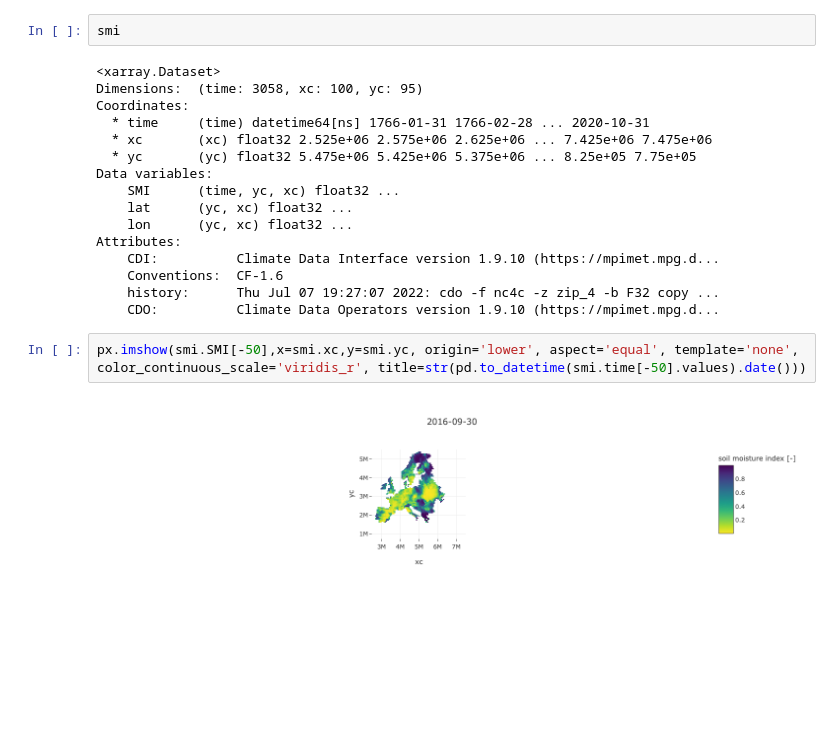
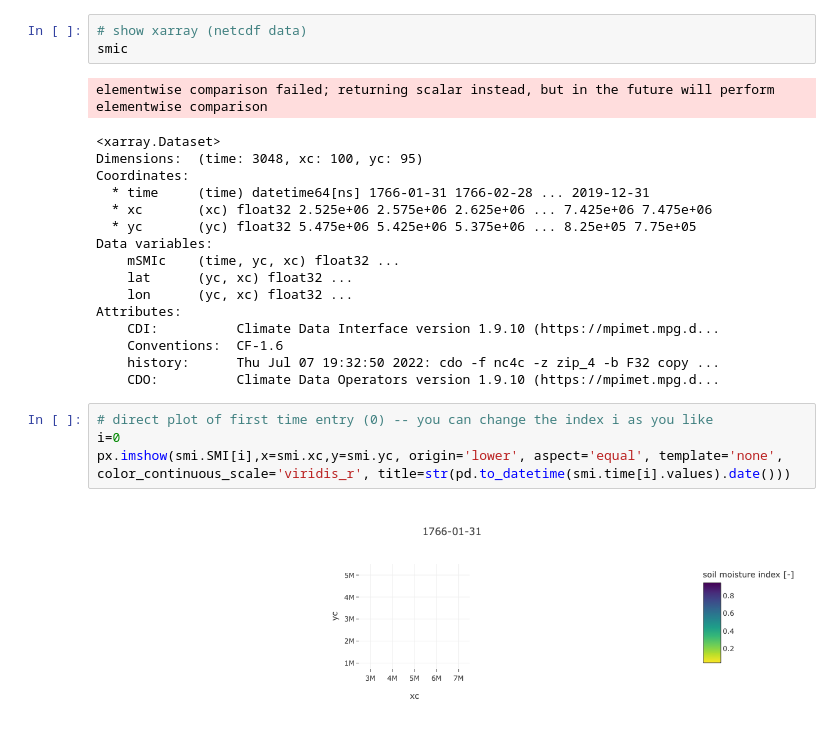
Before and after one commit to cojacoo/hydropedology_lab, a Jupyter notebook: drought_lecture/drought.ipynb, the cells around one changed output. Cells and saved outputs as stored; diff of their text form; blank space fills up the shorter version.

```diff
--- a/drought_lecture/drought.ipynb
+++ b/drought_lecture/drought.ipynb
@@ -12,24 +51,28 @@ smi = xr.open_dataset('./observation_based/SMI_v2.nc')
 # %%
-smi
+# show xarray (netcdf data)
+smic
 # %% [output]
-<xarray.Dataset>
-Dimensions:  (time: 3058, xc: 100, yc: 95)
-Coordinates:
-  * time     (time) datetime64[ns] 1766-01-31 1766-02-28 ... 2020-10-31
-  * xc       (xc) float32 2.525e+06 2.575e+06 2.625e+06 ... 7.425e+06 7.475e+06
-  * yc       (yc) float32 5.475e+06 5.425e+06 5.375e+06 ... 8.25e+05 7.75e+05
-Data variables:
-    SMI      (time, yc, xc) float32 ...
-    lat      (yc, xc) float32 ...
-    lon      (yc, xc) float32 ...
-Attributes:
-    CDI:          Climate Data Interface version 1.9.10 (https://mpimet.mpg.d...
-    Conventions:  CF-1.6
-    history:      Thu Jul 07 19:27:07 2022: cdo -f nc4c -z zip_4 -b F32 copy ...
-    CDO:          Climate Data Operators version 1.9.10 (https://mpimet.mpg.d...
+elementwise comparison failed; returning scalar instead, but in the future will perform elementwise comparison
+<xarray.Dataset>
+Dimensions:  (time: 3048, xc: 100, yc: 95)
+Coordinates:
+  * time     (time) datetime64[ns] 1766-01-31 1766-02-28 ... 2019-12-31
+  * xc       (xc) float32 2.525e+06 2.575e+06 2.625e+06 ... 7.425e+06 7.475e+06
+  * yc       (yc) float32 5.475e+06 5.425e+06 5.375e+06 ... 8.25e+05 7.75e+05
+Data variables:
+    mSMIc    (time, yc, xc) float32 ...
+    lat      (yc, xc) float32 ...
+    lon      (yc, xc) float32 ...
+Attributes:
+    CDI:          Climate Data Interface version 1.9.10 (https://mpimet.mpg.d...
+    Conventions:  CF-1.6
+    history:      Thu Jul 07 19:32:50 2022: cdo -f nc4c -z zip_4 -b F32 copy ...
+    CDO:          Climate Data Operators version 1.9.10 (https://mpimet.mpg.d...
 # %%
-px.imshow(smi.SMI[-50],x=smi.xc,y=smi.yc, origin='lower', aspect='equal', template='none', color_continuous_scale='viridis_r', title=str(pd.to_datetime(smi.time[-50].values).date()))
+# direct plot of first time entry (0) -- you can change the index i as you like
+i=0
+px.imshow(smi.SMI[i],x=smi.xc,y=smi.yc, origin='lower', aspect='equal', template='none', color_continuous_scale='viridis_r', title=str(pd.to_datetime(smi.time[i].values).date()))
 # %% [output]
-[figure, old version]
+[figure, new version]
 # %%
 px.set_mapbox_access_token('pk.eyJ1IjoiY29qYWNrIiwiYSI6IkRTNjV1T2MifQ.EWzL4Qk-VvQoaeJBfE6VSA')
```
Also changed, not shown: parts of 19 cells of this notebook.
